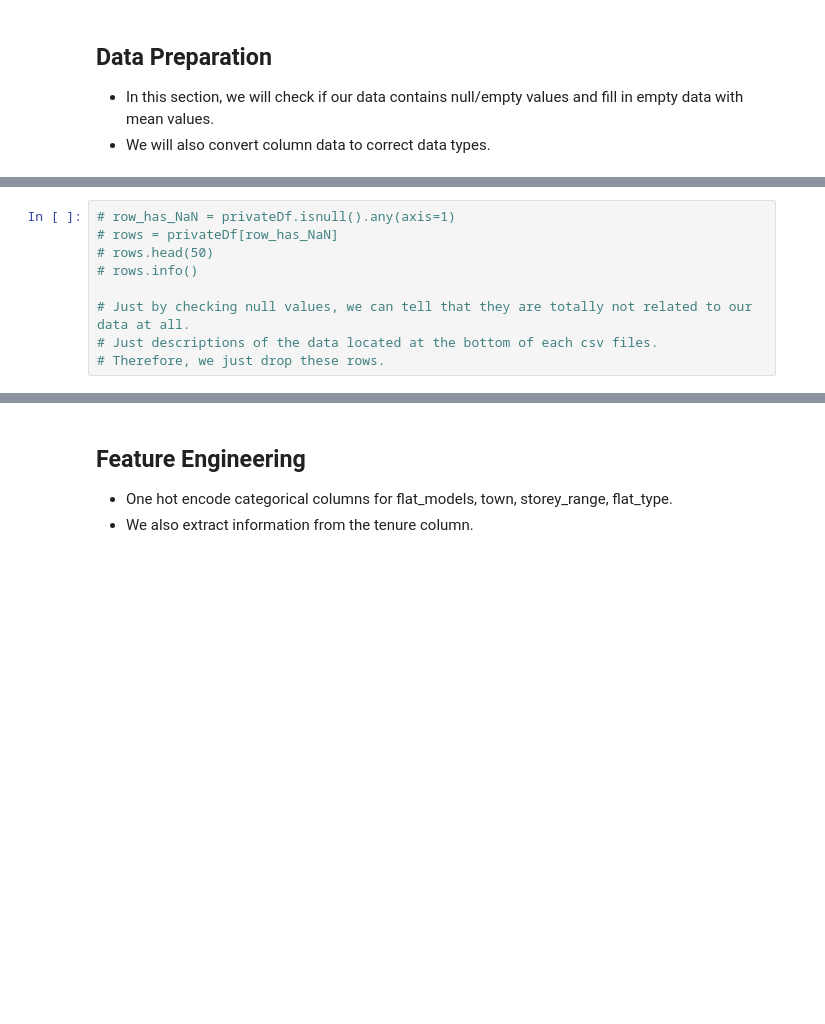
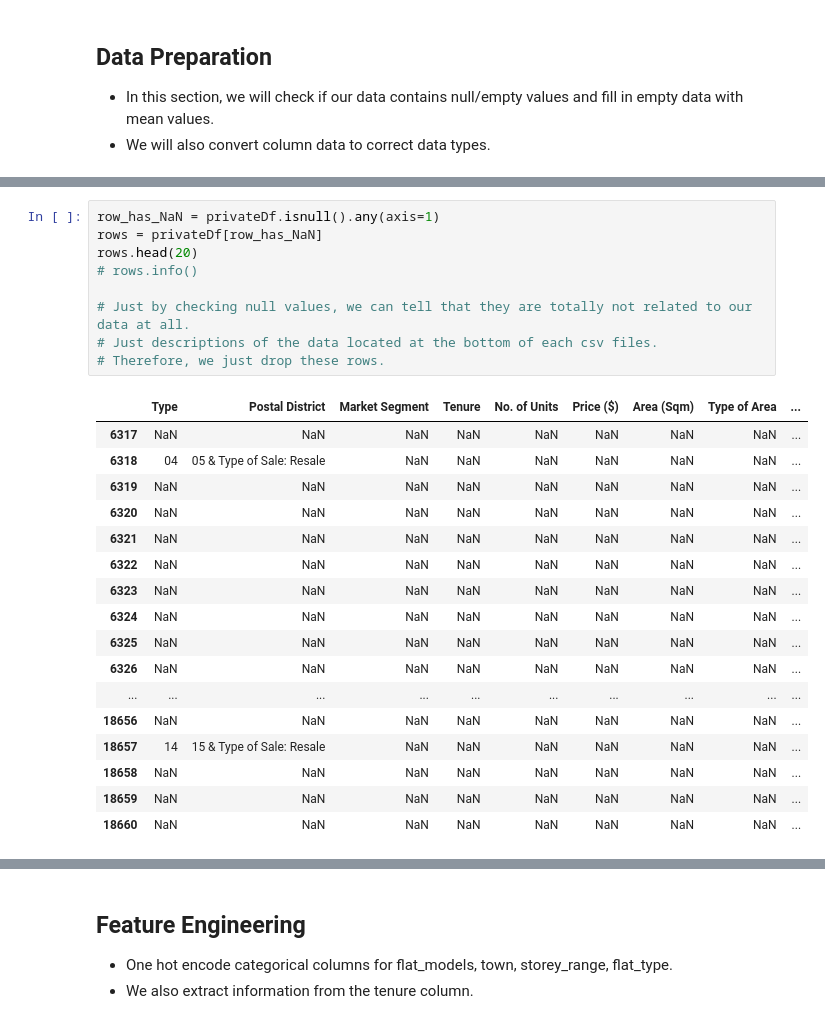
Before and after one commit to muhdhasan/Island-Property-Group, a Jupyter notebook: training/sales-private-prediction.ipynb, the cells around one changed output, grey strips where cells are left out. Saved outputs shown, nothing was run; the diff lists cells and outputs as text; blank space fills up the shorter version.

```diff
--- a/training/sales-private-prediction.ipynb
+++ b/training/sales-private-prediction.ipynb
@@ -190,14 +217,32 @@ Unit Price ($psm)    294
 Date of Sale         294
 dtype: int64
 # %%
-# row_has_NaN = privateDf.isnull().any(axis=1)
-# rows = privateDf[row_has_NaN]
-# rows.head(50)
+row_has_NaN = privateDf.isnull().any(axis=1)
+rows = privateDf[row_has_NaN]
+rows.head(20)
 # rows.info()
 
 # Just by checking null values, we can tell that they are totally not related to our data at all.
 # Just descriptions of the data located at the bottom of each csv files.
 # Therefore, we just drop these rows.
+# %% [output]
+|  | Type | Postal District | Market Segment | Tenure | No. of Units | Price ($) | Area (Sqm) | Type of Area | ... |
+| 6317 | NaN | NaN | NaN | NaN | NaN | NaN | NaN | NaN | ... |
+| 6318 | 04 | 05 & Type of Sale: Resale | NaN | NaN | NaN | NaN | NaN | NaN | ... |
+| 6319 | NaN | NaN | NaN | NaN | NaN | NaN | NaN | NaN | ... |
+| 6320 | NaN | NaN | NaN | NaN | NaN | NaN | NaN | NaN | ... |
+| 6321 | NaN | NaN | NaN | NaN | NaN | NaN | NaN | NaN | ... |
+| 6322 | NaN | NaN | NaN | NaN | NaN | NaN | NaN | NaN | ... |
+| 6323 | NaN | NaN | NaN | NaN | NaN | NaN | NaN | NaN | ... |
+| 6324 | NaN | NaN | NaN | NaN | NaN | NaN | NaN | NaN | ... |
+| 6325 | NaN | NaN | NaN | NaN | NaN | NaN | NaN | NaN | ... |
+| 6326 | NaN | NaN | NaN | NaN | NaN | NaN | NaN | NaN | ... |
+| ... | ... | ... | ... | ... | ... | ... | ... | ... | ... |
+| 18656 | NaN | NaN | NaN | NaN | NaN | NaN | NaN | NaN | ... |
+| 18657 | 14 | 15 & Type of Sale: Resale | NaN | NaN | NaN | NaN | NaN | NaN | ... |
+| 18658 | NaN | NaN | NaN | NaN | NaN | NaN | NaN | NaN | ... |
+| 18659 | NaN | NaN | NaN | NaN | NaN | NaN | NaN | NaN | ... |
+| 18660 | NaN | NaN | NaN | NaN | NaN | NaN | NaN | NaN | ... |
 # %%
 # We drop empty rows here
 privateDf = privateDf.dropna()
```
Also changed, not shown: parts of 32 cells of this notebook.
